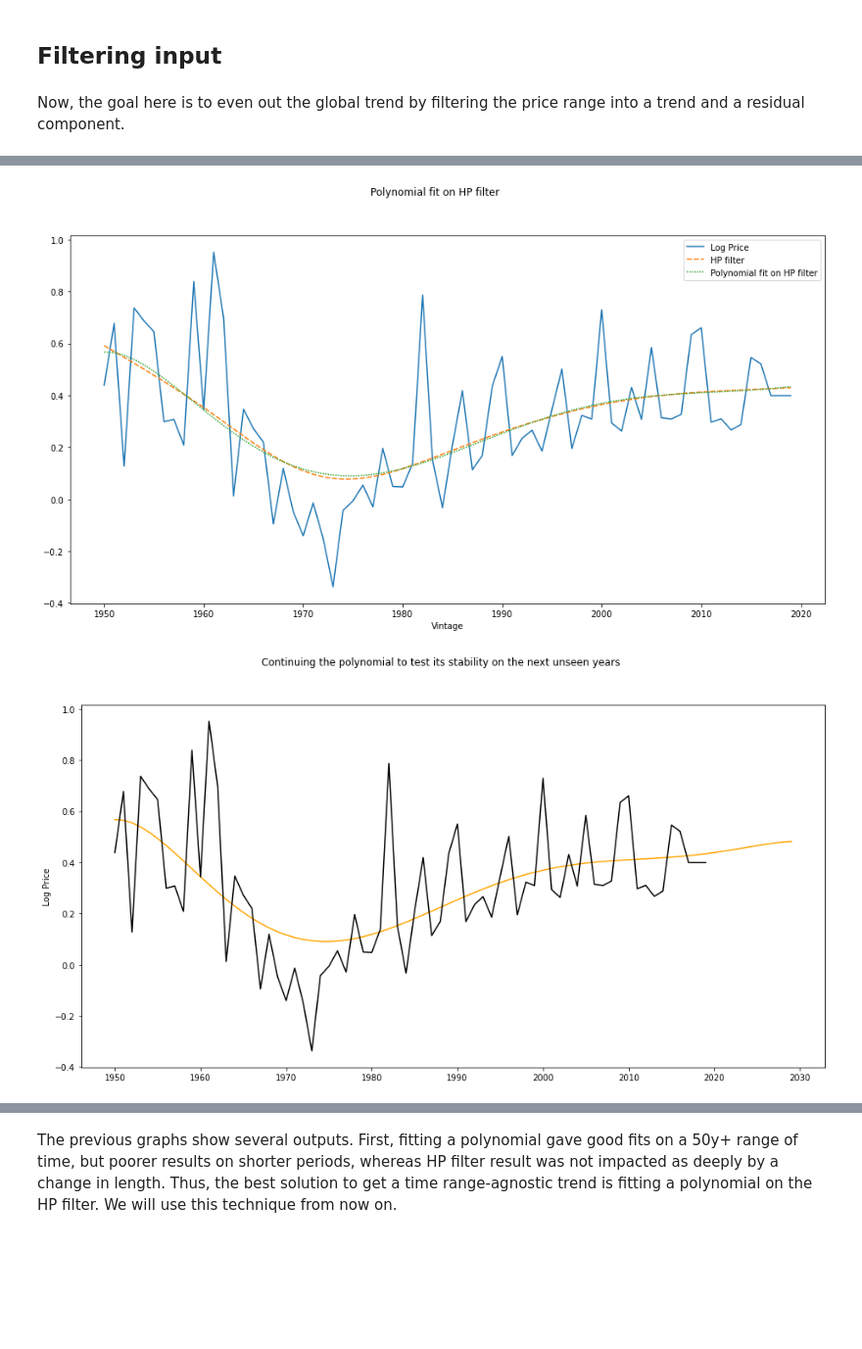
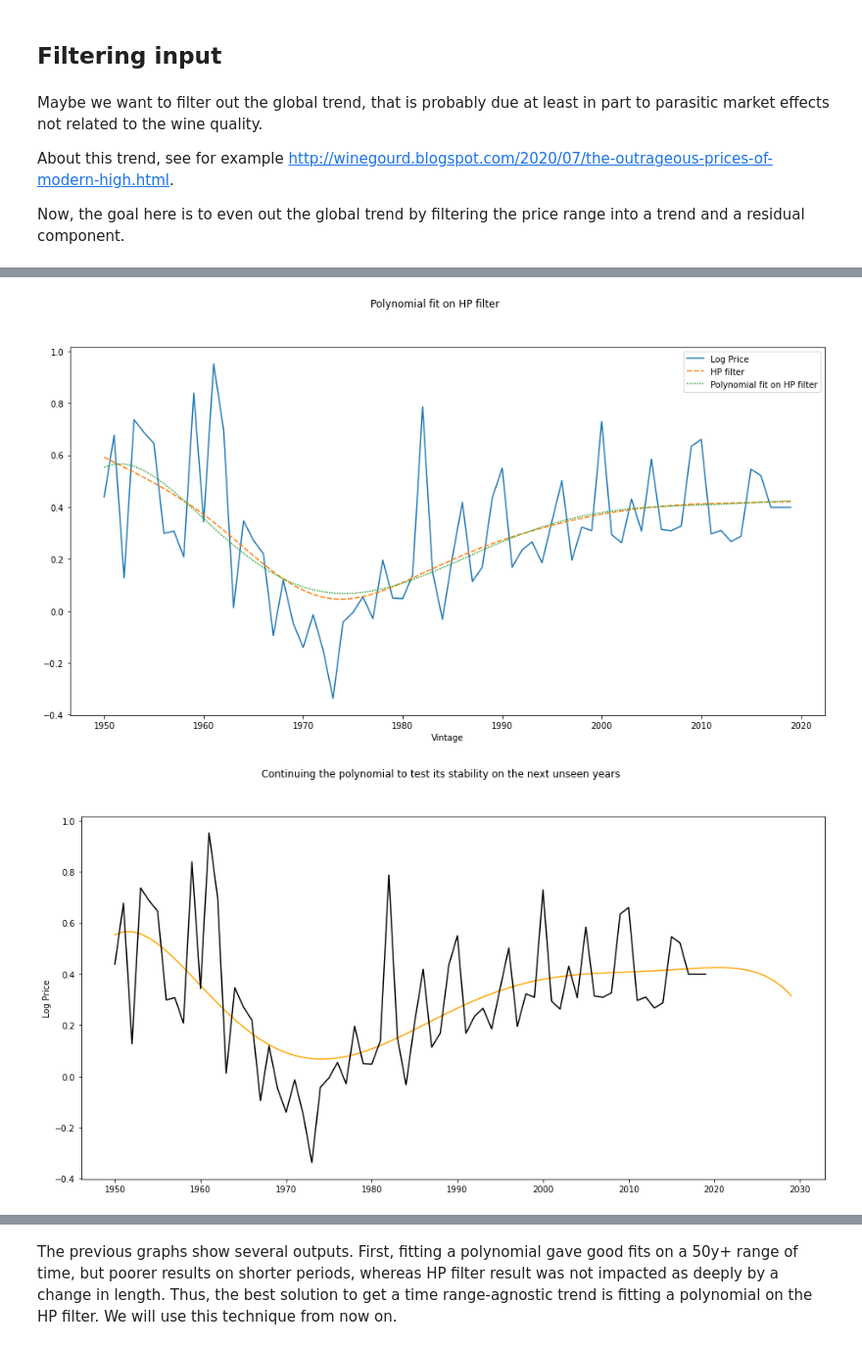
Before and after one commit to RoucherA/GrandCruClassifier, a Jupyter notebook: data_exploration.ipynb, the cells around one changed output, grey strips where cells are left out. Shown at 98% size. Saved outputs shown, nothing was run; the diff lists cells and outputs as text; code cells hidden in the pictures; blank space fills up the shorter version.

```diff
--- a/data_exploration.ipynb
+++ b/data_exploration.ipynb
@@ -128,14 +128,19 @@ plt.show()
 # %% [markdown]
 ## Filtering input
 # %% [markdown]
+Maybe we want to filter out the global trend, that is probably due at least in part to parasitic market effects not related to the wine quality.
+
+About this trend, see for example http://winegourd.blogspot.com/2020/07/the-outrageous-prices-of-modern-high.html.
+
+
 Now, the goal here is to even out the global trend by filtering the price range into a trend and a residual component.
 # %%
 import statsmodels.api as sm
 
-average = premiers.groupby('Vintage')['Log Price'].mean().dropna(axis=0).to_frame()
+average = premiers.groupby('Vintage')[['Price','Log Price']].mean().dropna(axis=0)
 
 # Try a Hodrick Prescott filter
-average['HP filter'] = sm.tsa.filters.hpfilter(average['Log Price'], lamb=2000)[1]
+average['HP filter'] = sm.tsa.filters.hpfilter(average['Log Price'], lamb=1000)[1]
 
 fit = np.polyfit(average.index,average['Log Price'], 4)
 poly = np.poly1d(fit)
@@ -143,7 +148,7 @@ average['Polynomial fit on the whole range'] = poly(average.index)
 
 
 #Also try versions of both filters on shorter period of time
-average['HP filter on reduced range'] = sm.tsa.filters.hpfilter(average['Log Price'][:40], lamb=2000)[1]
+average['HP filter on reduced range'] = sm.tsa.filters.hpfilter(average['Log Price'][:40], lamb=1000)[1]
 fit_short = np.polyfit(average.index[:40], average['Log Price'][:40], 4)
 poly_short = np.poly1d(fit_short)
 
@@ -173,4 +178,7 @@ sns.lineplot(x= range(1950, 2030), y=poly_hp(range(1950, 2030)), color='orange')
 sns.lineplot(x= range(1950, 2020), y=average['Log Price'], color='black')
 plt.suptitle('Continuing the polynomial to test its stability on the next unseen years')
 plt.show()
+
+display(average.head())
+average.reset_index().to_excel('data/generated_average_prices.xlsx', index=False)
 # %% [output]
@@ -178,2 +186,2 @@ plt.show()
-[figure, old version]
+[figure, new version]
-[figure, old version]
+[figure, new version]
```
Also changed, not shown: parts of 7 cells of this notebook, 2 other files.
